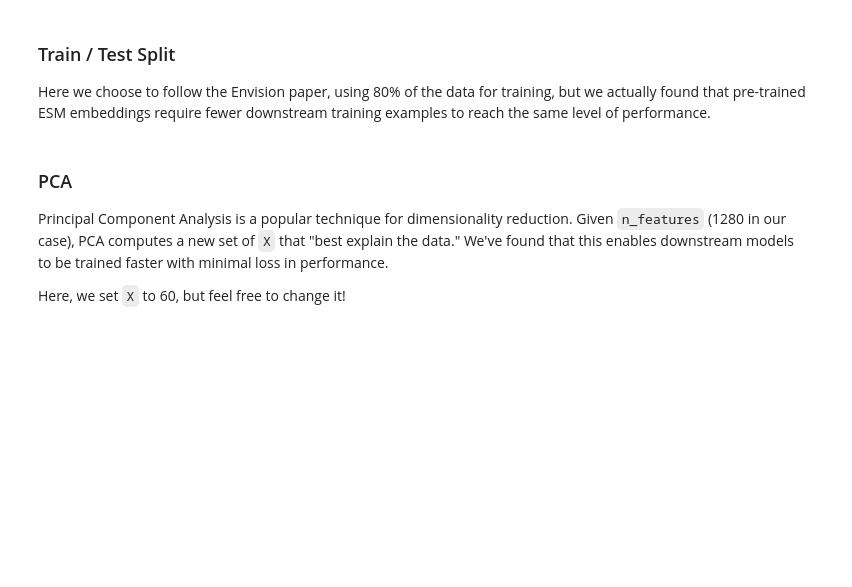
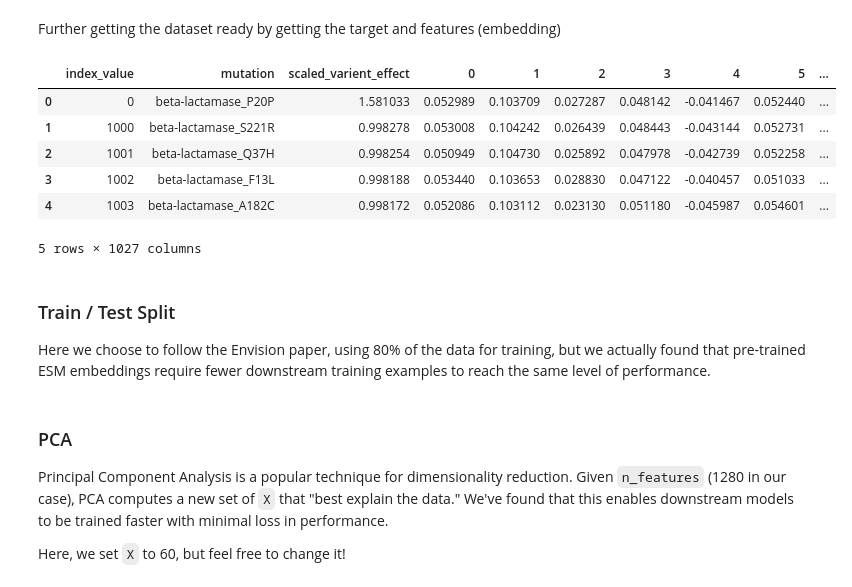
Before and after one commit to Multiomics-Analytics-Group/course_protein_language_modeling, a Jupyter notebook: notebooks/prediction.ipynb, the cells around one changed output. Saved outputs shown, nothing was run; the diff lists cells and outputs as text; code cells hidden in the pictures; blank space fills up the shorter version.

```diff
--- a/notebooks/prediction.ipynb
+++ b/notebooks/prediction.ipynb
@@ -22,11 +53,17 @@ print(Xs.shape)
 # %%
 def read_hdf5(path):
+    '''
+    read in the h5 file to a dictionary
+    '''
+    # empty dict and list
+    weights = {}
+    keys = []
 
-    weights = {}
+    # open file
+    with h5py.File(path, 'r') as f:
+        # append to dict
+        for key in f.keys():
+            weights[key] = list(f[key])
 
-    keys = []
-    with h5py.File(path, 'r') as f: # open file
-        for key in f.keys():
-          weights[key] = list(f[key])
     return weights
 # %%
@@ -39,0 +75,26 @@ import numpy as np
+# %% [markdown]
+Further getting the dataset ready by getting the target and features (embedding)
+# %%
+df_seq = pd.DataFrame.from_dict(embeddings, orient='index').reset_index()
+
+header = df_seq['index'].str.split('|', expand=True).rename(
+    columns={
+        0:'index_value',
+        1:'mutation',
+        2:'scaled_varient_effect'
+    }
+)
+
+df = pd.concat([header, df_seq.drop('index', axis=1)], axis=1)
+
+df['scaled_varient_effect'] = df['scaled_varient_effect'].astype(float)
+
+df.head()
+# %% [output]
+|  | index_value | mutation | scaled_varient_effect | 0 | 1 | 2 | 3 | 4 | 5 | ... |
+| 0 | 0 | beta-lactamase_P20P | 1.581033 | 0.052989 | 0.103709 | 0.027287 | 0.048142 | -0.041467 | 0.052440 | ... |
+| 1 | 1000 | beta-lactamase_S221R | 0.998278 | 0.053008 | 0.104242 | 0.026439 | 0.048443 | -0.043144 | 0.052731 | ... |
+| 2 | 1001 | beta-lactamase_Q37H | 0.998254 | 0.050949 | 0.104730 | 0.025892 | 0.047978 | -0.042739 | 0.052258 | ... |
+| 3 | 1002 | beta-lactamase_F13L | 0.998188 | 0.053440 | 0.103653 | 0.028830 | 0.047122 | -0.040457 | 0.051033 | ... |
+| 4 | 1003 | beta-lactamase_A182C | 0.998172 | 0.052086 | 0.103112 | 0.023130 | 0.051180 | -0.045987 | 0.054601 | ... |
+5 rows × 1027 columns
```
Also changed, not shown: parts of 12 cells of this notebook.
